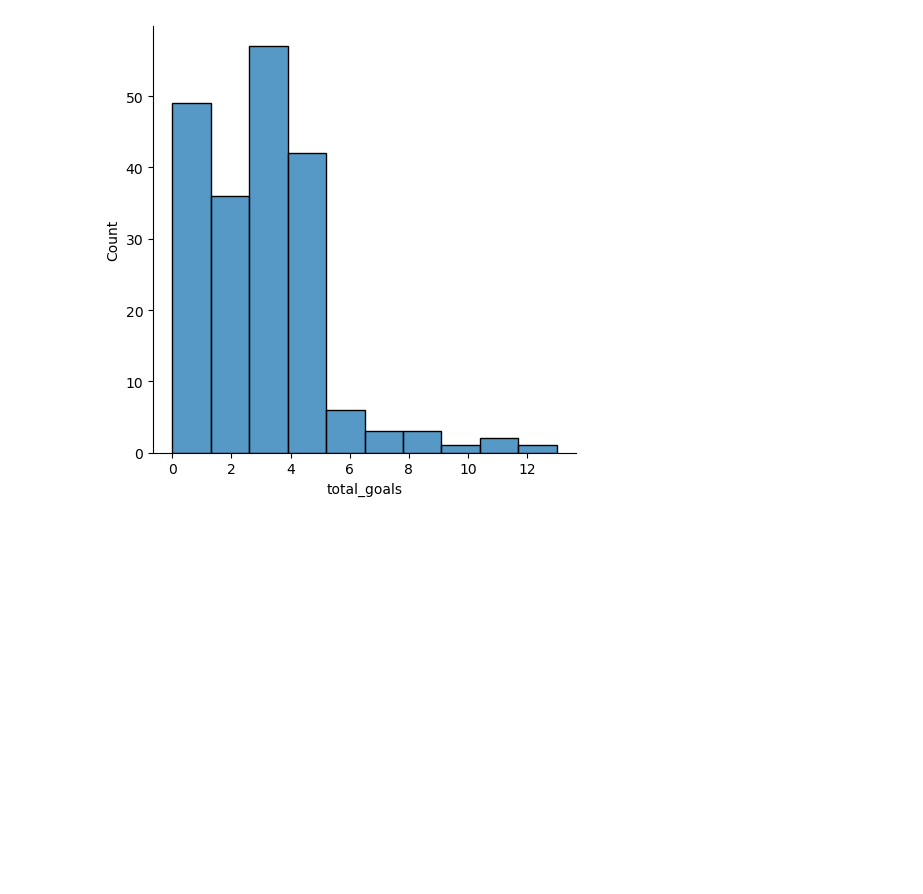
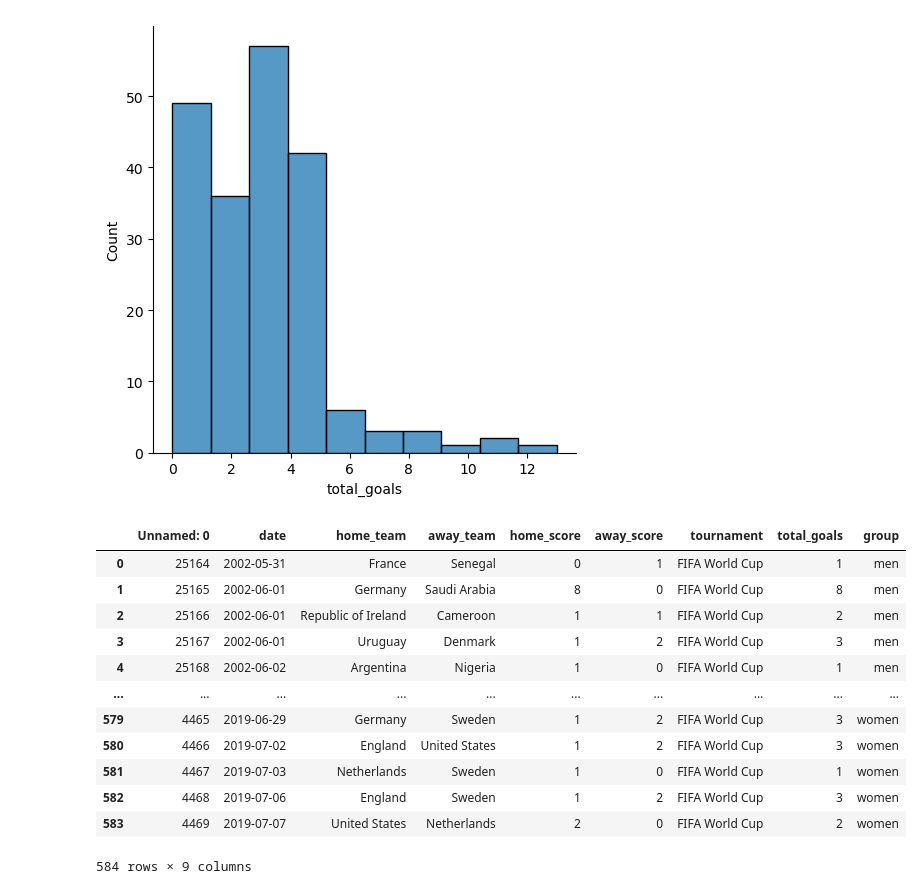
Before and after one commit to JeremyTallant/soccer_matches, a Jupyter notebook: soccer_analysis.ipynb, the cells around one changed output. Saved outputs shown, nothing was run; the diff lists cells and outputs as text; code cells hidden in the pictures; blank space fills up the shorter version.

Commit message:
made groups in each dataframe and combined them together

```diff
--- a/soccer_analysis.ipynb
+++ b/soccer_analysis.ipynb
@@ -252,3 +252,27 @@ sns.displot(women_df['total_goals'], bins=10)
 # %% [output]
 <seaborn.axisgrid.FacetGrid at 0x...>
 [figure]
+# %%
+# Add a group column to both men_df and women_df
+men_df['group'] = 'men'
+women_df['group'] = 'women'
+# %%
+# Combine women's and men's data and calculate goals scored in each match
+combined_df = pd.concat([men_df, women_df], axis=0, ignore_index=True)
+
+# Display the results
+combined_df
+# %% [output]
+|  | Unnamed: 0 | date | home_team | away_team | home_score | away_score | tournament | total_goals | group |
+| 0 | 25164 | 2002-05-31 | France | Senegal | 0 | 1 | FIFA World Cup | 1 | men |
+| 1 | 25165 | 2002-06-01 | Germany | Saudi Arabia | 8 | 0 | FIFA World Cup | 8 | men |
+| 2 | 25166 | 2002-06-01 | Republic of Ireland | Cameroon | 1 | 1 | FIFA World Cup | 2 | men |
+| 3 | 25167 | 2002-06-01 | Uruguay | Denmark | 1 | 2 | FIFA World Cup | 3 | men |
+| 4 | 25168 | 2002-06-02 | Argentina | Nigeria | 1 | 0 | FIFA World Cup | 1 | men |
+| ... | ... | ... | ... | ... | ... | ... | ... | ... | ... |
+| 579 | 4465 | 2019-06-29 | Germany | Sweden | 1 | 2 | FIFA World Cup | 3 | women |
+| 580 | 4466 | 2019-07-02 | England | United States | 1 | 2 | FIFA World Cup | 3 | women |
+| 581 | 4467 | 2019-07-03 | Netherlands | Sweden | 1 | 0 | FIFA World Cup | 1 | women |
+| 582 | 4468 | 2019-07-06 | England | Sweden | 1 | 2 | FIFA World Cup | 3 | women |
+| 583 | 4469 | 2019-07-07 | United States | Netherlands | 2 | 0 | FIFA World Cup | 2 | women |
+584 rows × 9 columns
```
